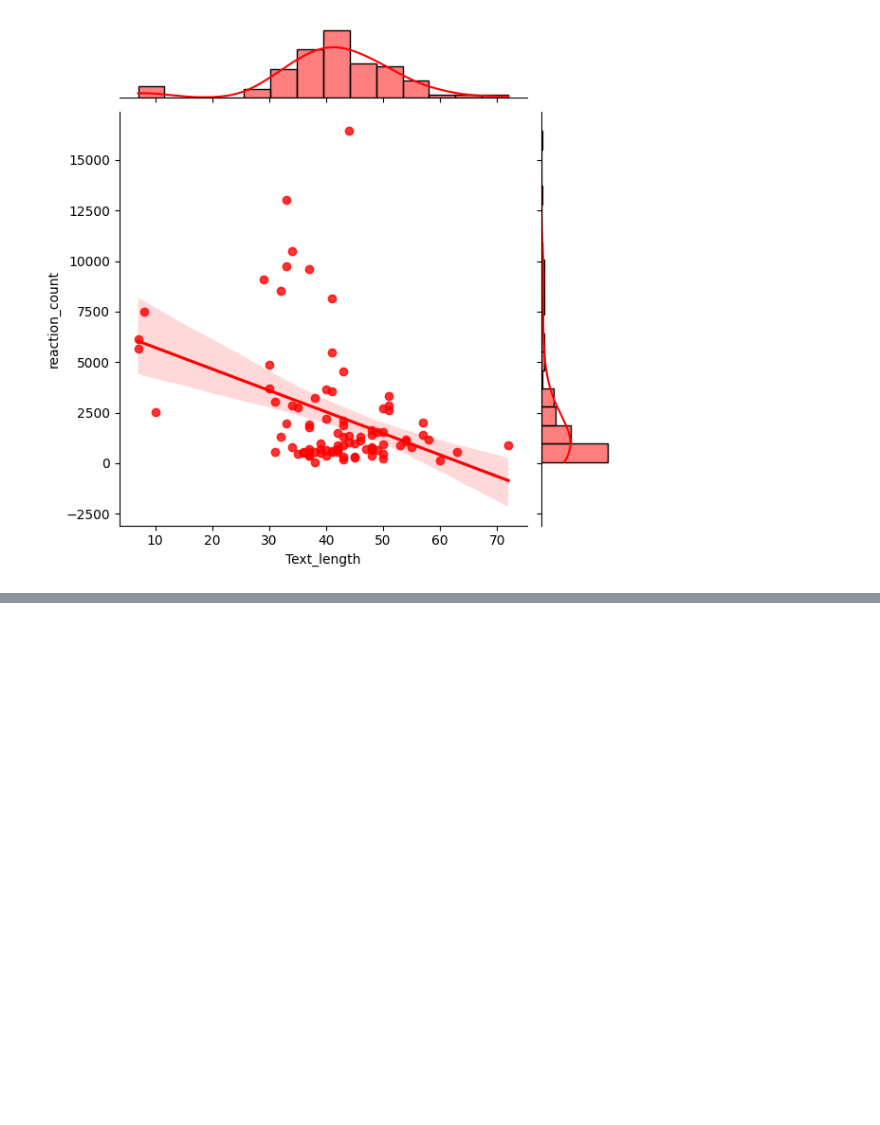
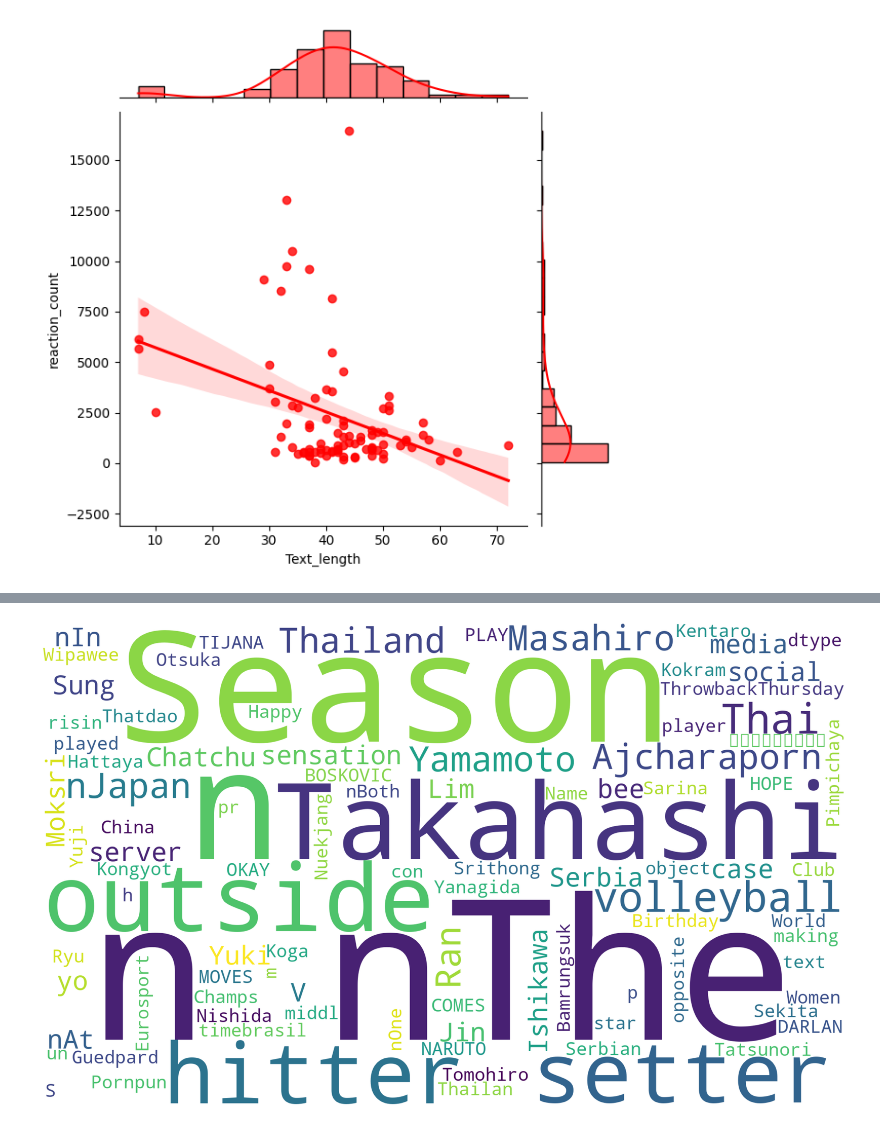
Before and after one commit to hiendamvan/final-project-hiendamvan, a Jupyter notebook: Analyze_data.ipynb, the cells around one changed output, grey strips where cells are left out. Cells and saved outputs as stored; diff of their text form; code cells hidden in the pictures; blank space fills up the shorter version.

```diff
--- a/Analyze_data.ipynb
+++ b/Analyze_data.ipynb
@@ -369,0 +373,18 @@ sns.jointplot(x= 'Text_length', y= 'reaction_count', kind= 'reg', data= df[['Tex
+# %%
+df2 = df.loc[df['reaction_count'] > df['reaction_count'].mean()]
+from wordcloud import WordCloud, STOPWORDS
+
+df_text = df2[['text']]
+text = str(df_text['text'])
+wordcloud = WordCloud(stopwords=STOPWORDS,
+                          background_color='white',
+                      max_words=300,
+                      width=2000, height=1200
+                         ).generate(text)
+plt.figure(figsize=(40,20))
+plt.clf()
+plt.imshow(wordcloud)
+plt.axis('off')
+plt.show()
+# %% [output]
+[figure, added]
```
Also changed, not shown: parts of 11 cells of this notebook.
